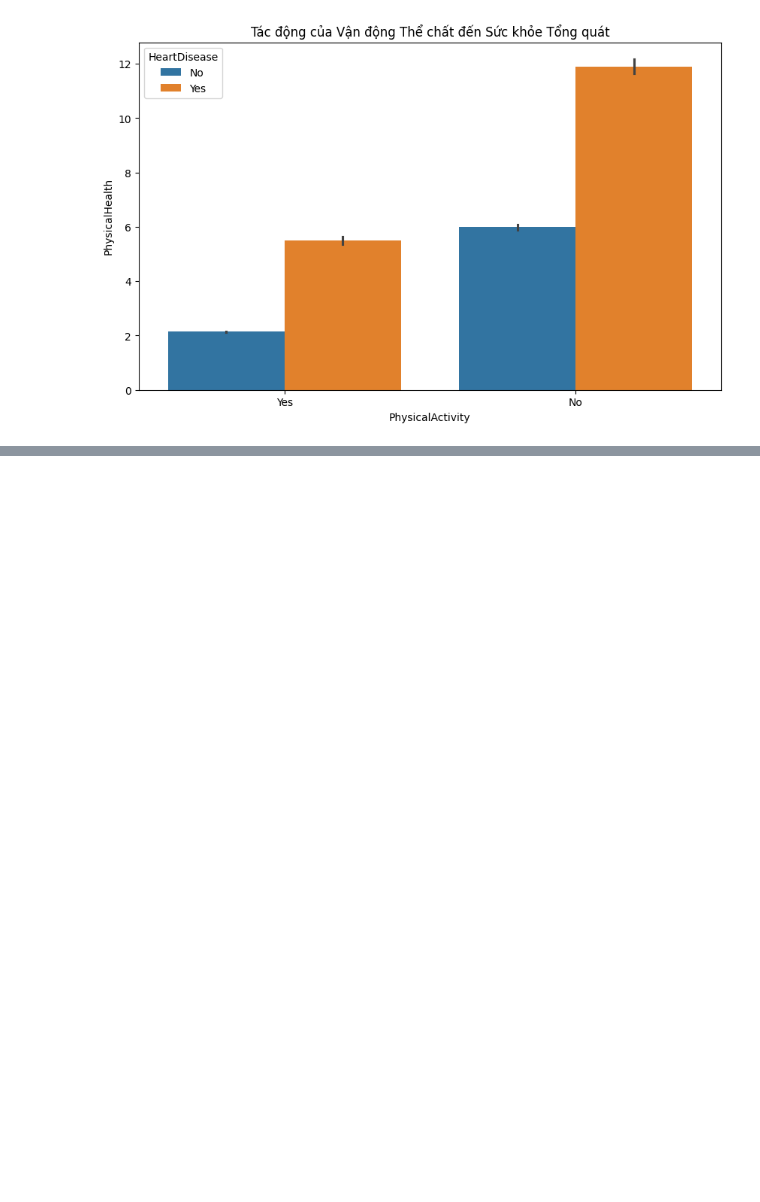
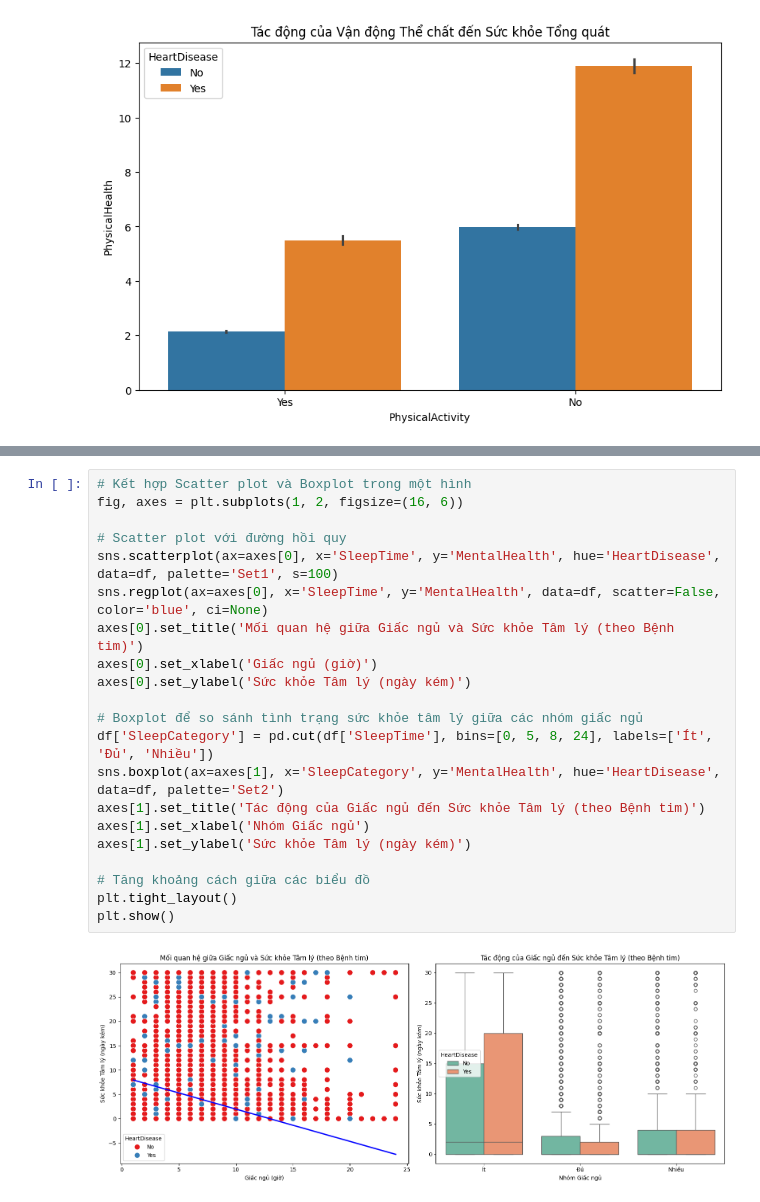
Before and after one commit to richardnguyen0715/Pro4DS-FinalProject-HandleKaggleDatasetProblems, a Jupyter notebook: Source/DataExploration.ipynb, the cells around one changed output, grey strips where cells are left out. Drawn from its saved outputs; the diff is of its cells as text; blank space fills up the shorter version.

Commit message:
Tri_Update_DataExploration

```diff
--- a/Source/DataExploration.ipynb
+++ b/Source/DataExploration.ipynb
@@ -779,0 +802,23 @@ plt.show()
+# %%
+# Kết hợp Scatter plot và Boxplot trong một hình
+fig, axes = plt.subplots(1, 2, figsize=(16, 6))
+
+# Scatter plot với đường hồi quy
+sns.scatterplot(ax=axes[0], x='SleepTime', y='MentalHealth', hue='HeartDisease', data=df, palette='Set1', s=100)
+sns.regplot(ax=axes[0], x='SleepTime', y='MentalHealth', data=df, scatter=False, color='blue', ci=None)
+axes[0].set_title('Mối quan hệ giữa Giấc ngủ và Sức khỏe Tâm lý (theo Bệnh tim)')
+axes[0].set_xlabel('Giấc ngủ (giờ)')
+axes[0].set_ylabel('Sức khỏe Tâm lý (ngày kém)')
+
+# Boxplot để so sánh tình trạng sức khỏe tâm lý giữa các nhóm giấc ngủ
+df['SleepCategory'] = pd.cut(df['SleepTime'], bins=[0, 5, 8, 24], labels=['Ít', 'Đủ', 'Nhiều'])
+sns.boxplot(ax=axes[1], x='SleepCategory', y='MentalHealth', hue='HeartDisease', data=df, palette='Set2')
+axes[1].set_title('Tác động của Giấc ngủ đến Sức khỏe Tâm lý (theo Bệnh tim)')
+axes[1].set_xlabel('Nhóm Giấc ngủ')
+axes[1].set_ylabel('Sức khỏe Tâm lý (ngày kém)')
+
+# Tăng khoảng cách giữa các biểu đồ
+plt.tight_layout()
+plt.show()
+# %% [output]
+[figure, added]
```
Also changed, not shown: parts of 7 cells of this notebook.
